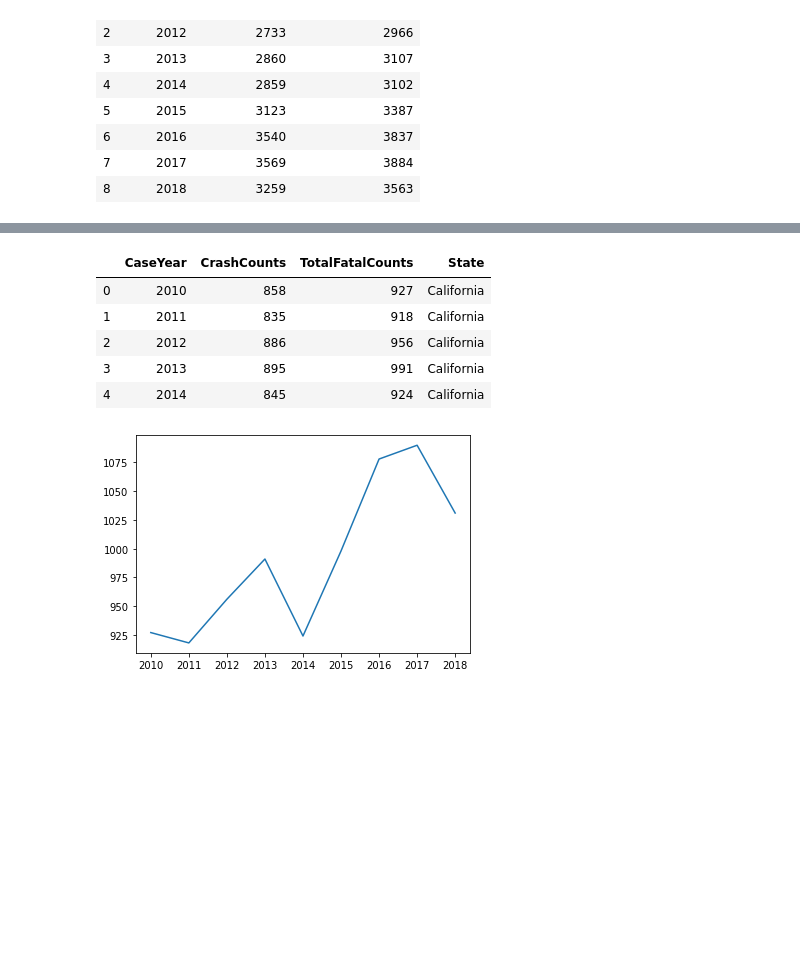
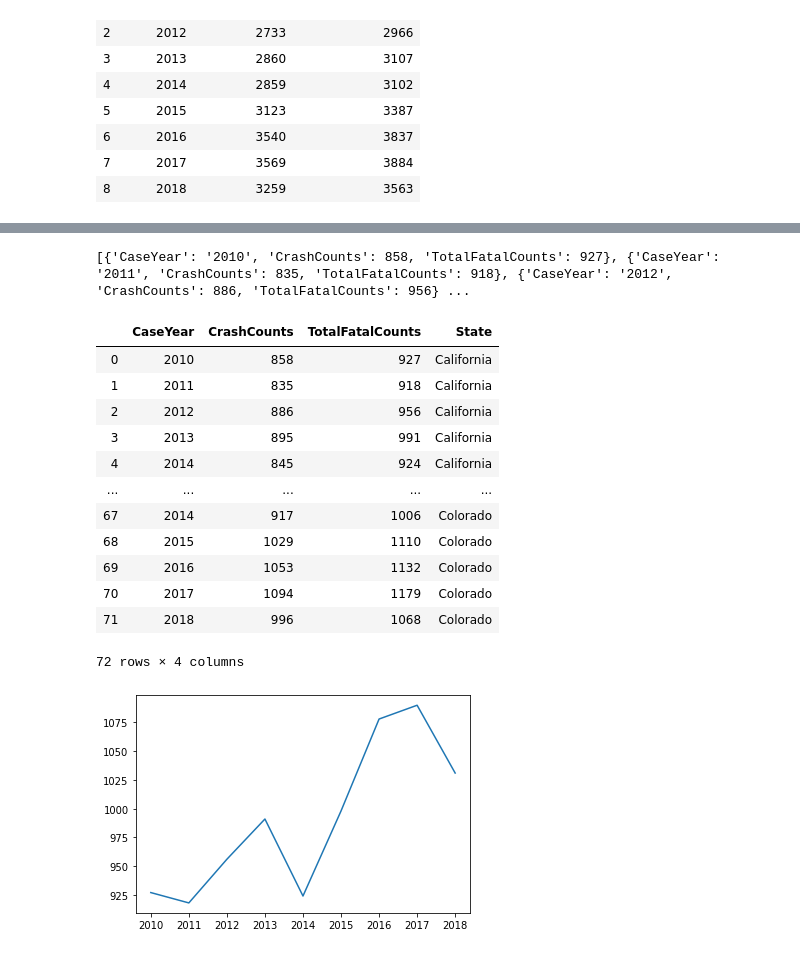
Before and after one commit to zelson71/project1-challenge, a Jupyter notebook: FARS APIv2.ipynb, the cells around one changed output, grey strips where cells are left out. Cells and saved outputs as stored; diff of their text form; code cells hidden in the pictures; blank space fills up the shorter version.

```diff
--- a/FARS APIv2.ipynb
+++ b/FARS APIv2.ipynb
@@ -75,6 +95,7 @@ for State in states:
 
 # assign results to each state
 California = Results2[0]
+print(California)
 Colorado = Results2[1]
 Florida = Results2[2]
 Illinois = Results2[3]
@@ -93,34 +114,42 @@ NY_df = pd.DataFrame(New_York)
 ohio_df = pd.DataFrame(Ohio)
 penn_df = pd.DataFrame(Pennsylvania)
 tex_df = pd.DataFrame(Texas)
 
 # set column heading so can merge
 cali_df['State'] = "California"
 colo_df['State'] = "Colorado"
 flor_df['State'] = "Florida"
 illi_df['State'] = "Illinois"
 NY_df['State'] = "New York"
 ohio_df['State'] = "Ohio"
 penn_df['State'] = "Pennsyvlania"
 tex_df['State'] = "Texas"
 
 # merge all dataframes to one df of results from all states
 merged = cali_df.merge(flor_df, left_on=['State','CaseYear','CrashCounts','TotalFatalCounts'], right_on=['State','CaseYear','CrashCounts','TotalFatalCounts'],how="outer")
 merged = merged.merge(illi_df, left_on=['State','CaseYear','CrashCounts','TotalFatalCounts'], right_on=['State','CaseYear','CrashCounts','TotalFatalCounts'],how="outer")
 merged = merged.merge(NY_df, left_on=['State','CaseYear','CrashCounts','TotalFatalCounts'], right_on=['State','CaseYear','CrashCounts','TotalFatalCounts'],how="outer")
 merged = merged.merge(ohio_df, left_on=['State','CaseYear','CrashCounts','TotalFatalCounts'], right_on=['State','CaseYear','CrashCounts','TotalFatalCounts'],how="outer")
 merged = merged.merge(penn_df, left_on=['State','CaseYear','CrashCounts','TotalFatalCounts'], right_on=['State','CaseYear','CrashCounts','TotalFatalCounts'],how="outer")
 merged = merged.merge(tex_df, left_on=['State','CaseYear','CrashCounts','TotalFatalCounts'], right_on=['State','CaseYear','CrashCounts','TotalFatalCounts'],how="outer")
 merged = merged.merge(colo_df, left_on=['State','CaseYear','CrashCounts','TotalFatalCounts'], right_on=['State','CaseYear','CrashCounts','TotalFatalCounts'],how="outer")
 
-merged.head()
+merged
 # %% [output]
+[{'CaseYear': '2010', 'CrashCounts': 858, 'TotalFatalCounts': 927}, {'CaseYear': '2011', 'CrashCounts': 835, 'TotalFatalCounts': 918}, {'CaseYear': '2012', 'CrashCounts': 886, 'TotalFatalCounts': 956} ...
 |  | CaseYear | CrashCounts | TotalFatalCounts | State |
 | 0 | 2010 | 858 | 927 | California |
 | 1 | 2011 | 835 | 918 | California |
 | 2 | 2012 | 886 | 956 | California |
 | 3 | 2013 | 895 | 991 | California |
 | 4 | 2014 | 845 | 924 | California |
+| ... | ... | ... | ... | ... |
+| 67 | 2014 | 917 | 1006 | Colorado |
+| 68 | 2015 | 1029 | 1110 | Colorado |
+| 69 | 2016 | 1053 | 1132 | Colorado |
+| 70 | 2017 | 1094 | 1179 | Colorado |
+| 71 | 2018 | 996 | 1068 | Colorado |
+72 rows × 4 columns
 # %%
 # convert TotalFatalCounts to integer
 merged['TotalFatalCounts'] = merged['TotalFatalCounts'].astype(int)
```
Also changed, not shown: parts of 10 cells of this notebook.
